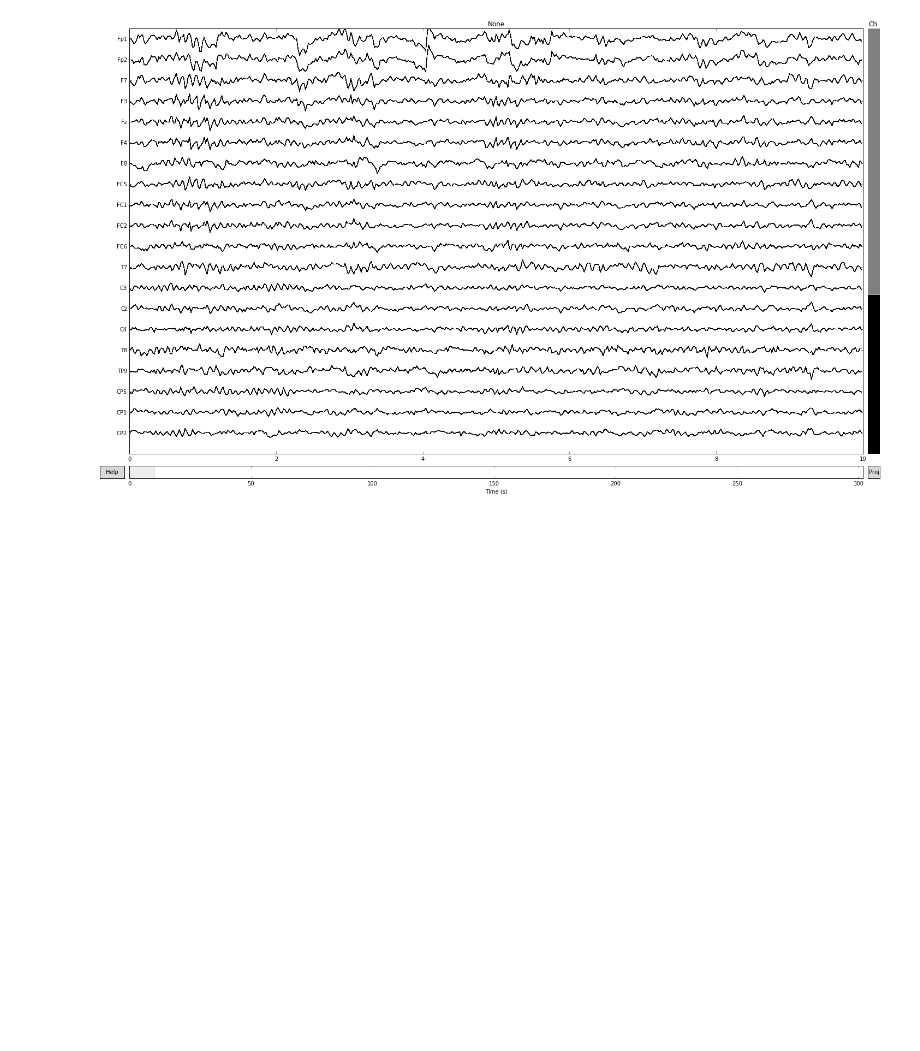
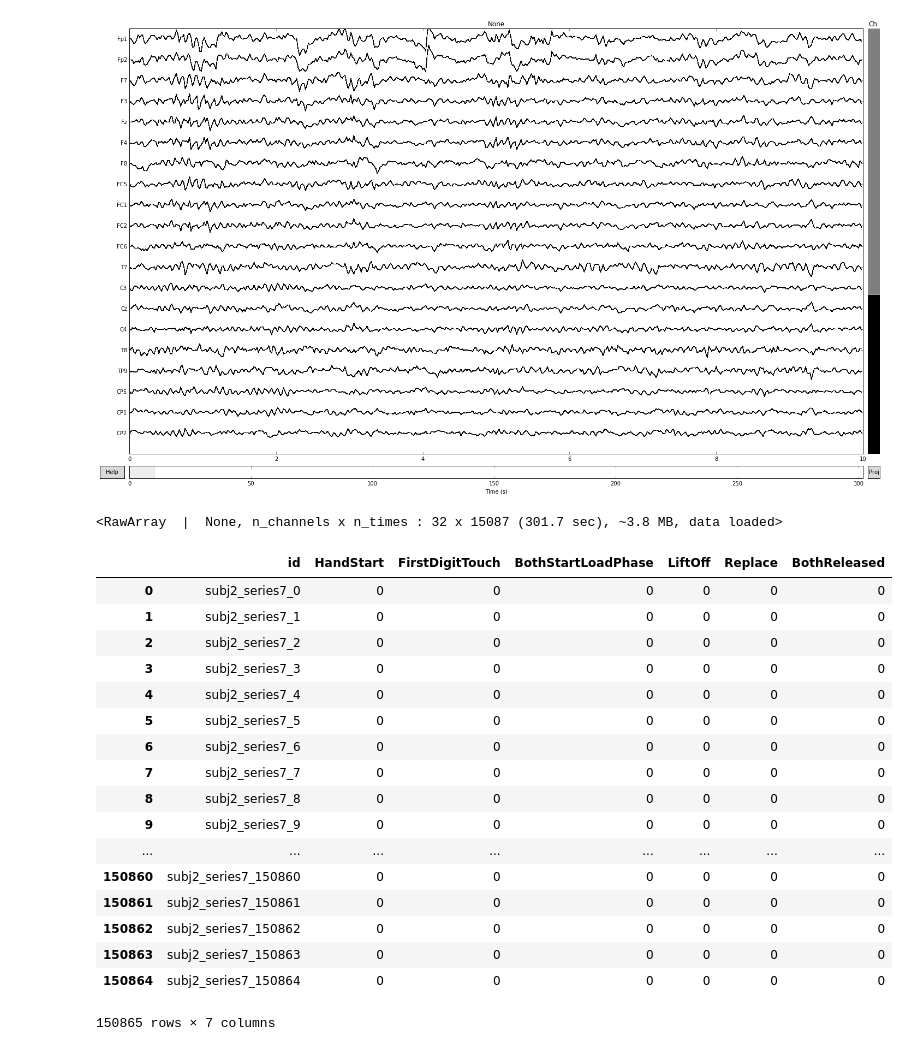
Before and after one commit to VitalyRS/cit, a Jupyter notebook: kaggle_gAL/data_understanding.ipynb, the cells around one changed output. Saved outputs shown, nothing was run; the diff lists cells and outputs as text; code cells hidden in the pictures; blank space fills up the shorter version.

Commit message:
added events and data reading

```diff
--- a/kaggle_gAL/data_understanding.ipynb
+++ b/kaggle_gAL/data_understanding.ipynb
@@ -133,12 +135,13 @@ class DataManipulation(object):
             return pd.read_csv(self.folder_name+"/"+self.bd.file_data[numero])
         else: # reading events file
             return pd.read_csv(self.folder_name+"/"+self.bd.file_events[numero])
-    def read_and_norm(self,numero=0,log=0,fres=50,fr1=1,fr2=24):
-        #numero
-        #log
-        #fres
-        #fr1
-        #fr2
+    def read_and_norm_data(self,numero=0,fres=50,fr1=1,fr2=24):
+        #numero of file to be read
+        #log 0 is data 1 is events
+        #fres resampling frequency
+        #fr1 first freq º
+        #fr2 s2 freq
+        log=0
         data=self.read_file(numero,log)
         data=data.values[:,1:]
         info = mne.create_info(  ch_names=self.__ch_names,       sfreq=self.__sfreq    )
@@ -157,6 +160,33 @@ class DataManipulation(object):
         data.filter(fr1,fr2,h_trans_bandwidth='auto', filter_length='auto',
                phase='zero',verbose=None)
         return data
+    def read_and_norm_events(self,numero=0,fres=50,fr1=1,fr2=24):
+        #numero of file to be read
+        #log 0 is data 1 is events
+        #fres resampling frequency
+        #fr1 first freq º
+        #fr2 s2 freq
+        log=1
+        data=self.read_file(numero,log)
+        data=data.values[:,1:]
+
+        info = mne.create_info(  ch_names=self.__ch_names,       sfreq=self.__sfreq    )
+        data = mne.io.RawArray(data.T, info,verbose=False)
+
+        for names in data.ch_names:
+            data.set_channel_types({names:'eeg'})
+
+        montage = mne.channels.read_montage('standard_1020')
+        data.set_montage(montage,verbose=None)
+        clear_output()
+
+
+        data, _ = mne.io.set_eeg_reference(data) # again average rereference
+        data.resample(fres, npad="auto",verbose=None)  # set sampling frequency to 145Hz
+        data.filter(fr1,fr2,h_trans_bandwidth='auto', filter_length='auto',
+               phase='zero',verbose=None)
+        return data
+
 
 
 d=DataManipulation(folder)
@@ -178,3 +208,28 @@ data.plot(scalings="auto")#, duration=80.0)
 plt.show()
 # %% [output]
 [figure]
+# %%
+data.load_data()
+# %% [output]
+<RawArray  |  None, n_channels x n_times : 32 x 15087 (301.7 sec), ~3.8 MB, data loaded>
+# %%
+d.read_file(0,1)
+# %% [output]
+|  | id | HandStart | FirstDigitTouch | BothStartLoadPhase | LiftOff | Replace | BothReleased |
+| 0 | subj2_series7_0 | 0 | 0 | 0 | 0 | 0 | 0 |
+| 1 | subj2_series7_1 | 0 | 0 | 0 | 0 | 0 | 0 |
+| 2 | subj2_series7_2 | 0 | 0 | 0 | 0 | 0 | 0 |
+| 3 | subj2_series7_3 | 0 | 0 | 0 | 0 | 0 | 0 |
+| 4 | subj2_series7_4 | 0 | 0 | 0 | 0 | 0 | 0 |
+| 5 | subj2_series7_5 | 0 | 0 | 0 | 0 | 0 | 0 |
+| 6 | subj2_series7_6 | 0 | 0 | 0 | 0 | 0 | 0 |
+| 7 | subj2_series7_7 | 0 | 0 | 0 | 0 | 0 | 0 |
+| 8 | subj2_series7_8 | 0 | 0 | 0 | 0 | 0 | 0 |
+| 9 | subj2_series7_9 | 0 | 0 | 0 | 0 | 0 | 0 |
+| ... | ... | ... | ... | ... | ... | ... | ... |
+| 150860 | subj2_series7_150860 | 0 | 0 | 0 | 0 | 0 | 0 |
+| 150861 | subj2_series7_150861 | 0 | 0 | 0 | 0 | 0 | 0 |
+| 150862 | subj2_series7_150862 | 0 | 0 | 0 | 0 | 0 | 0 |
+| 150863 | subj2_series7_150863 | 0 | 0 | 0 | 0 | 0 | 0 |
+| 150864 | subj2_series7_150864 | 0 | 0 | 0 | 0 | 0 | 0 |
+150865 rows × 7 columns
```
Also changed, not shown: parts of 1 cell of this notebook, 1 other file.
